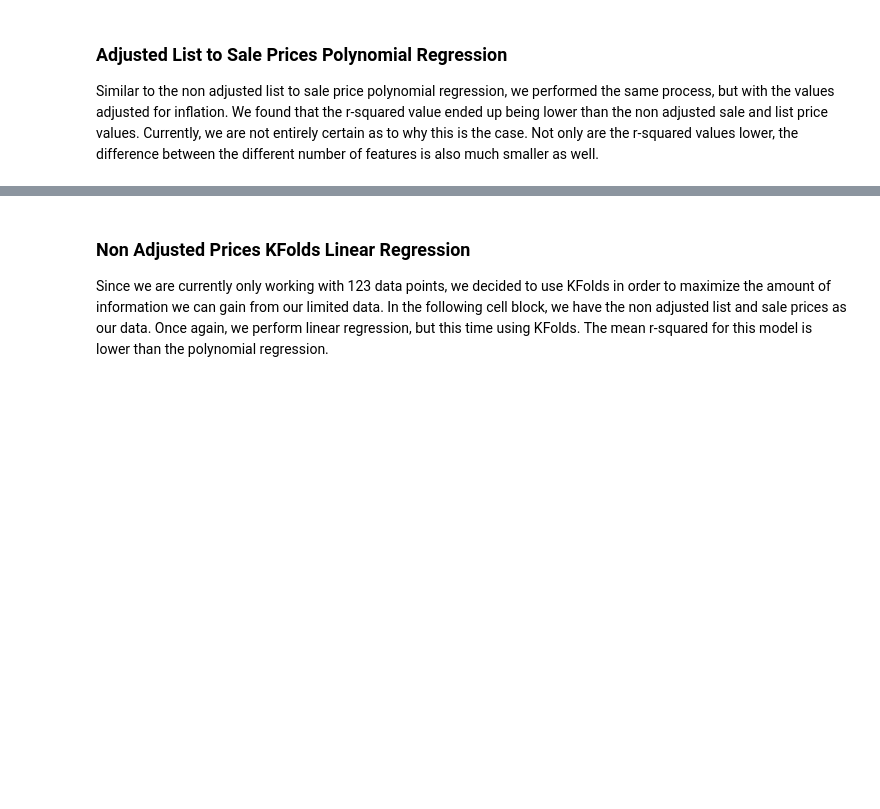
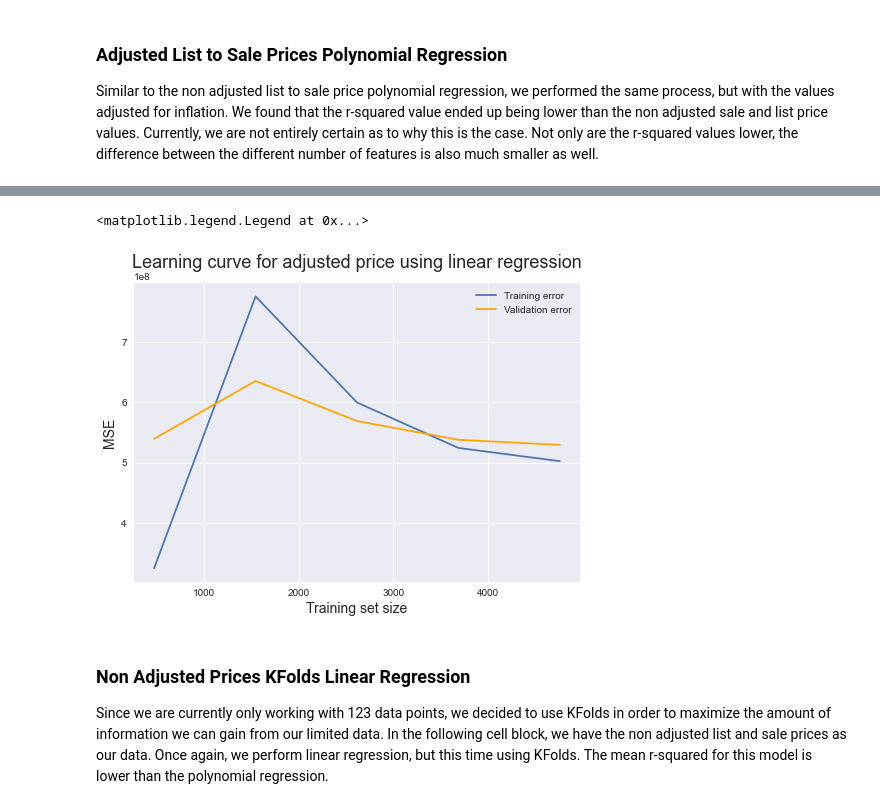
Before and after one commit to COGS118A/Group029-Sp22, a Jupyter notebook: COGS_118A_Project.ipynb, the cells around one changed output, grey strips where cells are left out. Drawn from its saved outputs; the diff is of its cells as text; code cells hidden in the pictures; blank space fills up the shorter version.

```diff
--- a/COGS_118A_Project.ipynb
+++ b/COGS_118A_Project.ipynb
@@ -417,3 +441,26 @@ Polynomial degree 20: train score=0.16, test score=0.12
+# %%
+# Code adapted from https://www.dataquest.io/blog/learning-curves-machine-learning/
+
+X = state_df['adjusted_median_list_price'].to_numpy()
+y = state_df['adjusted_median_sale_price'].to_numpy()
+
+X = X.reshape(-1, 1)
+y = y.reshape(-1, 1)
+
+train_sizes, train_scores, validation_scores = learning_curve(estimator=LinearRegression(), X=X, y=y, cv=5, scoring="neg_mean_squared_error")
+
+train_scores_mean = -train_scores.mean(axis = 1)
+validation_scores_mean = -validation_scores.mean(axis = 1)
+
+plt.plot(train_sizes, train_scores_mean, label = 'Training error')
+plt.plot(train_sizes, validation_scores_mean, label = 'Validation error', color='orange')
+plt.ylabel('MSE', fontsize = 14)
+plt.xlabel('Training set size', fontsize = 14)
+plt.title('Learning curve for adjusted price using linear regression', fontsize = 18, y = 1.03)
+plt.legend()
+# %% [output]
+<matplotlib.legend.Legend at 0x...>
+[figure, added]
 # %% [markdown]
 ### Non Adjusted Prices KFolds Linear Regression
 Since we are currently only working with 123 data points, we decided to use KFolds in order to maximize the amount of information we can gain from our limited data. In the following cell block, we have the non adjusted list and sale prices as our data. Once again, we perform linear regression, but this time using KFolds. The mean r-squared for this model is lower than the polynomial regression.
```
Also changed, not shown: parts of 8 cells of this notebook.
